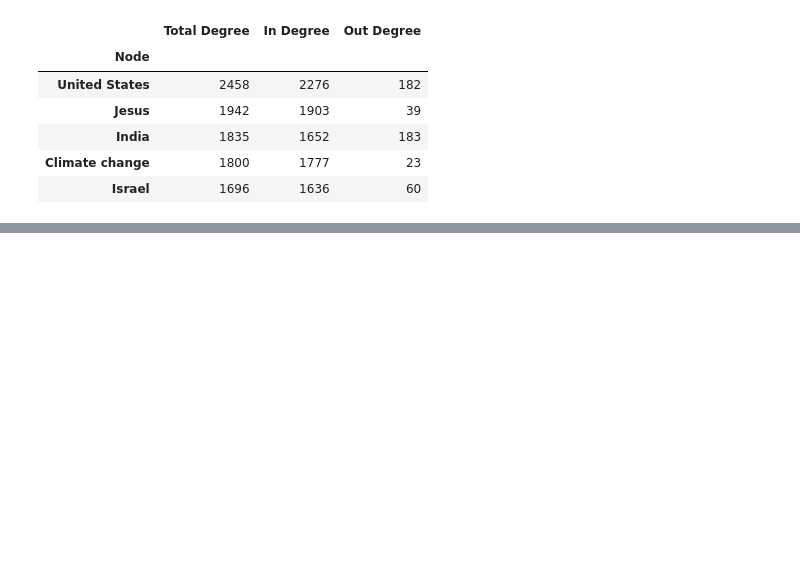
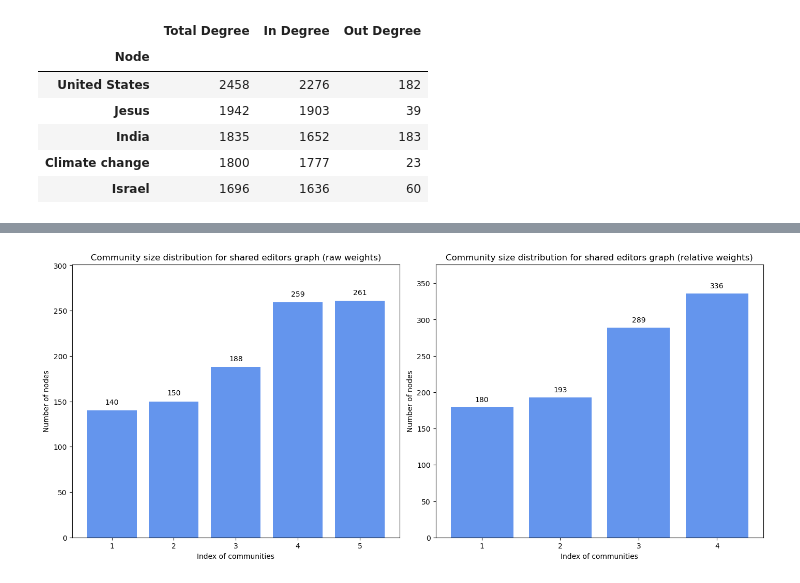
Before and after one commit to andste97/socialgraphs2023f-project, a Jupyter notebook: project/explainer_notebook.ipynb, the cells around one changed output, grey strips where cells are left out. Cells and saved outputs as stored; diff of their text form; code cells hidden in the pictures; blank space fills up the shorter version.

```diff
--- a/project/explainer_notebook.ipynb
+++ b/project/explainer_notebook.ipynb
@@ -397,0 +195,4 @@ plt.show()
+# %%
+common_editors = nx.Graph()
+common_editors.add_nodes_from(article_titles)
+add_weighted_edges(common_editors, graph_u, "article", "user", "editors_no")
@@ -397,0 +268,8 @@ plt.show()
+# %%
+shared_user_df["Relative Weight (%)"] = shared_user_df.Weight / shared_user_df["Editors A"] * 100
+desc_rel_weight = shared_user_df.sort_values(["Relative Weight (%)"], ascending=False)
+print(f"Max edge weight: {shared_user_df['Relative Weight (%)'].max()}")
+print(f"Average edge weight: {shared_user_df['Relative Weight (%)'].mean()}")
+print(f"Median edge weight: {shared_user_df['Relative Weight (%)'].median()}")
+print("\nTop 10 node pairs by ratio of shared editors:")
+desc_rel_weight[(desc_rel_weight["Editors A"] > 20) & (desc_rel_weight["Editors B"] > 20)].head(10)
@@ -397,0 +355,12 @@ plt.show()
+# %%
+common_editors_rel = nx.Graph()
+common_editors_rel.add_nodes_from(article_titles)
+
+s = shared_user_df["Relative Weight (%)"]
+edge_endpoints = np.array([edge_str.split(", ") for edge_str in s.index])
+rel_weighted_edges = list(zip(edge_endpoints[:,0], edge_endpoints[:,1], s))
+common_editors_rel.add_weighted_edges_from(rel_weighted_edges)
+
+print(f"Number of nodes: {common_editors_rel.number_of_nodes()}")
+print(f"Number of edges: {common_editors_rel.number_of_edges()}")
+print(f"Average clustering coefficient: {nx.average_clustering(common_editors_rel)}")
@@ -397,0 +371,8 @@ plt.show()
+# %%
+print("Weights are raw shared editor numbers:")
+louvain_partition_raw = louvain_community_detection(common_editors)
+
+print("---------------------------------")
+
+print("Weights are relative shared editor numbers:")
+louvain_partition_rel = louvain_community_detection(common_editors_rel)
@@ -397,0 +387,9 @@ plt.show()
+# %%
+titles = ["Community size distribution for shared editors graph (raw weights)", "Community size distribution for shared editors graph (relative weights)"]
+partitions = [louvain_partition_raw, louvain_partition_rel]
+fig, ax = plt.subplots(1, 2, figsize=(14, 6), layout="constrained")
+for idx, (title, partition) in enumerate(zip(titles, partitions)):
+    plot_community_sizes(partition, ax[idx], title)
+plt.show()
+# %% [output]
+[figure, added]
```
Also changed, not shown: parts of 54 cells of this notebook.
